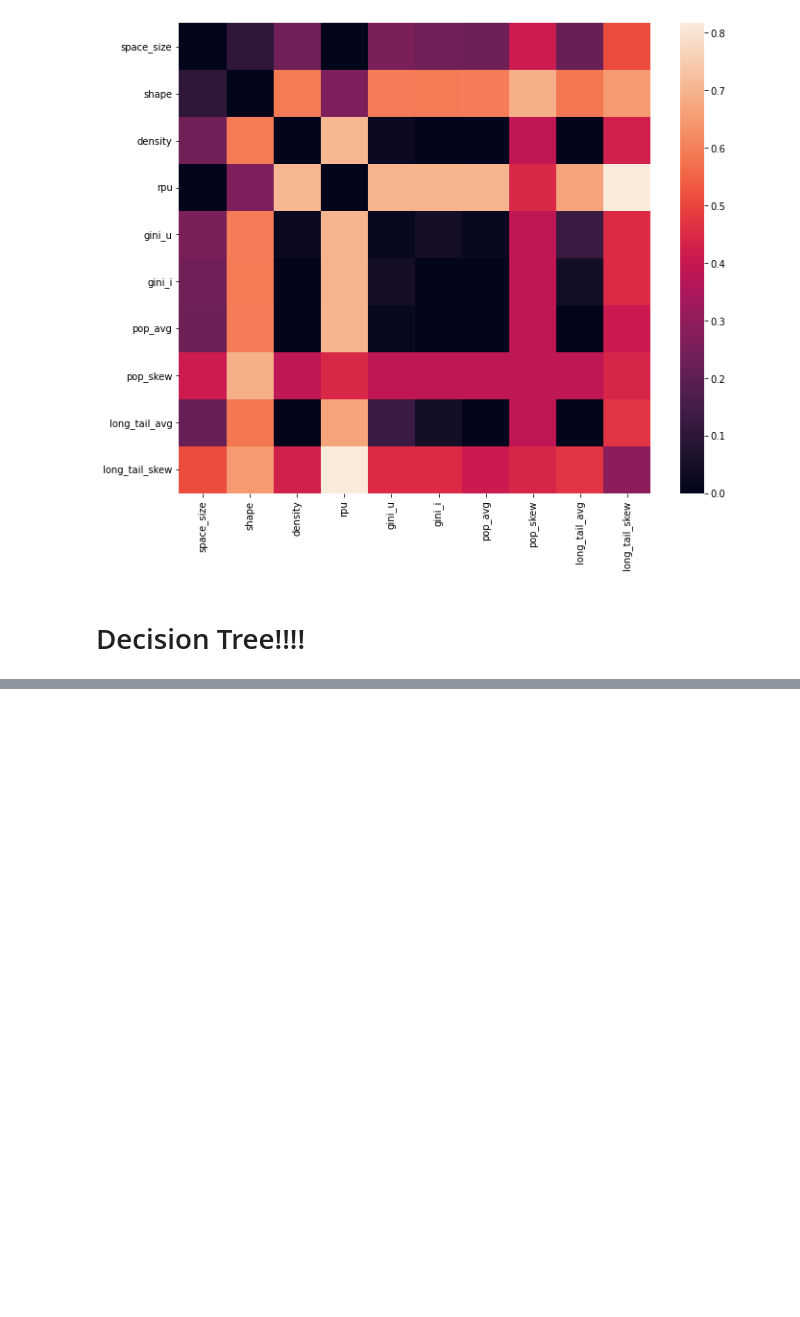
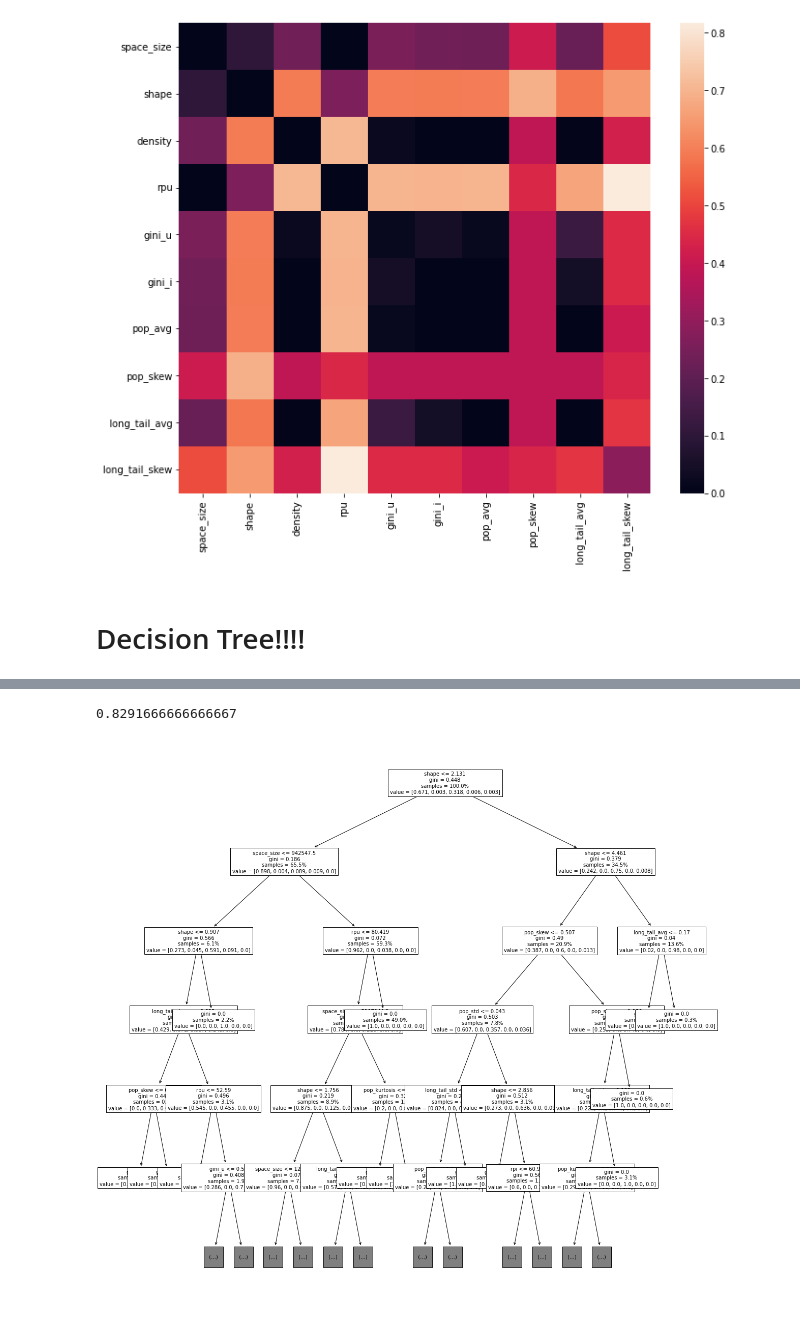
Before and after one commit to hugodavilat/recomendadores, a Jupyter notebook: explanatory_framework/features_calculator/stats.ipynb, the cells around one changed output, grey strips where cells are left out. Cells and saved outputs as stored; diff of their text form; code cells hidden in the pictures; blank space fills up the shorter version.

```diff
--- a/explanatory_framework/features_calculator/stats.ipynb
+++ b/explanatory_framework/features_calculator/stats.ipynb
@@ -210,0 +214,34 @@ for i, algo in enumerate(algos):
+# %%
+import operator
+
+def get_better_classifier(df, features_str, algos):
+    X, Y = [], []
+    xs = [[] for _ in range(len(features_str))]
+
+    for i, f in enumerate(features_str):
+        xs[i] = df[[f]].to_numpy().flatten()
+
+    ys = df[algos].to_numpy()
+    for y in ys:
+        max_index, max_value = max(enumerate(y), key=operator.itemgetter(1))
+        Y.append(algos[max_index])
+
+    for i in range(len(xs[0])):
+        X.append([x[i] for x in xs])
+    return np.array(X), np.array(Y)
+# %%
+from sklearn.model_selection import train_test_split
+
+X, y = get_better_classifier(df, features_str, algos)
+X_train, X_test, y_train, y_test = train_test_split(X, y, test_size=0.4, random_state=123)
+
+clf = tree.DecisionTreeClassifier()
+clf = clf.fit(X_train, y_train)
+
+plt.figure(figsize=(20,20))
+tree.plot_tree(clf, max_depth=5, feature_names=features_str, proportion=True, fontsize=10)
+
+clf.score(X_test, y_test)
+# %% [output]
+0.8291666666666667
+[figure, added]
```
Also changed, not shown: parts of 3 cells of this notebook.
